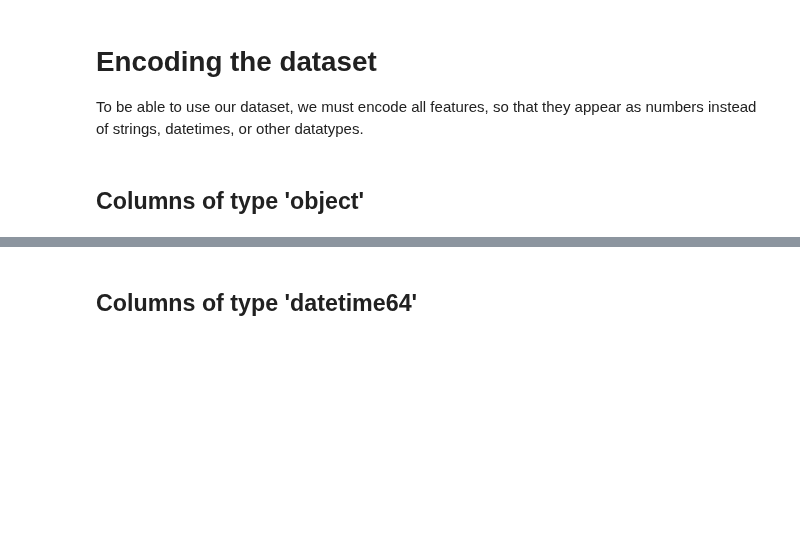
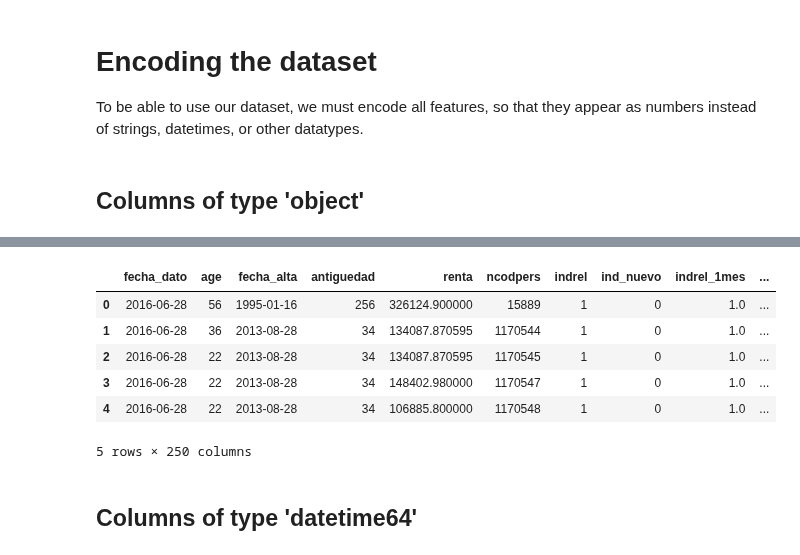
Before and after one commit to casperbh96/mbml, a Jupyter notebook: Data Preparation.ipynb, the cells around one changed output, grey strips where cells are left out. Cells and saved outputs as stored; diff of their text form; code cells hidden in the pictures; blank space fills up the shorter version.

```diff
--- a/Data Preparation.ipynb
+++ b/Data Preparation.ipynb
@@ -290,3 +290,13 @@ X_train.head(5)
+# %%
+X_test.head(5)
+# %% [output]
+|  | fecha_dato | age | fecha_alta | antiguedad | renta | ncodpers | indrel | ind_nuevo | indrel_1mes | ... |
+| 0 | 2016-06-28 | 56 | 1995-01-16 | 256 | 326124.900000 | 15889 | 1 | 0 | 1.0 | ... |
+| 1 | 2016-06-28 | 36 | 2013-08-28 | 34 | 134087.870595 | 1170544 | 1 | 0 | 1.0 | ... |
+| 2 | 2016-06-28 | 22 | 2013-08-28 | 34 | 134087.870595 | 1170545 | 1 | 0 | 1.0 | ... |
+| 3 | 2016-06-28 | 22 | 2013-08-28 | 34 | 148402.980000 | 1170547 | 1 | 0 | 1.0 | ... |
+| 4 | 2016-06-28 | 22 | 2013-08-28 | 34 | 106885.800000 | 1170548 | 1 | 0 | 1.0 | ... |
+5 rows × 250 columns
 # %% [markdown]
 ## Columns of type 'datetime64'
 # %%
```
Also changed, not shown: parts of 13 cells of this notebook.
